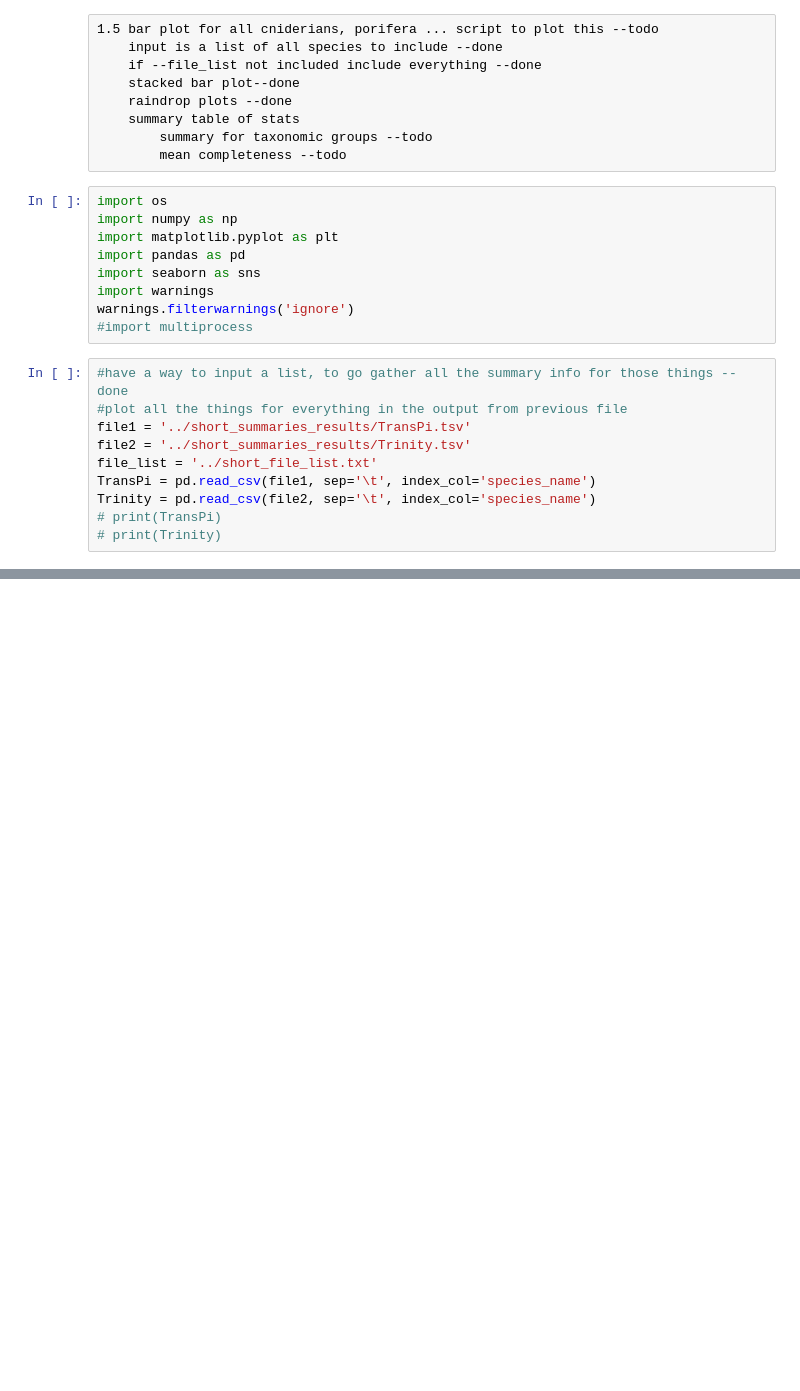
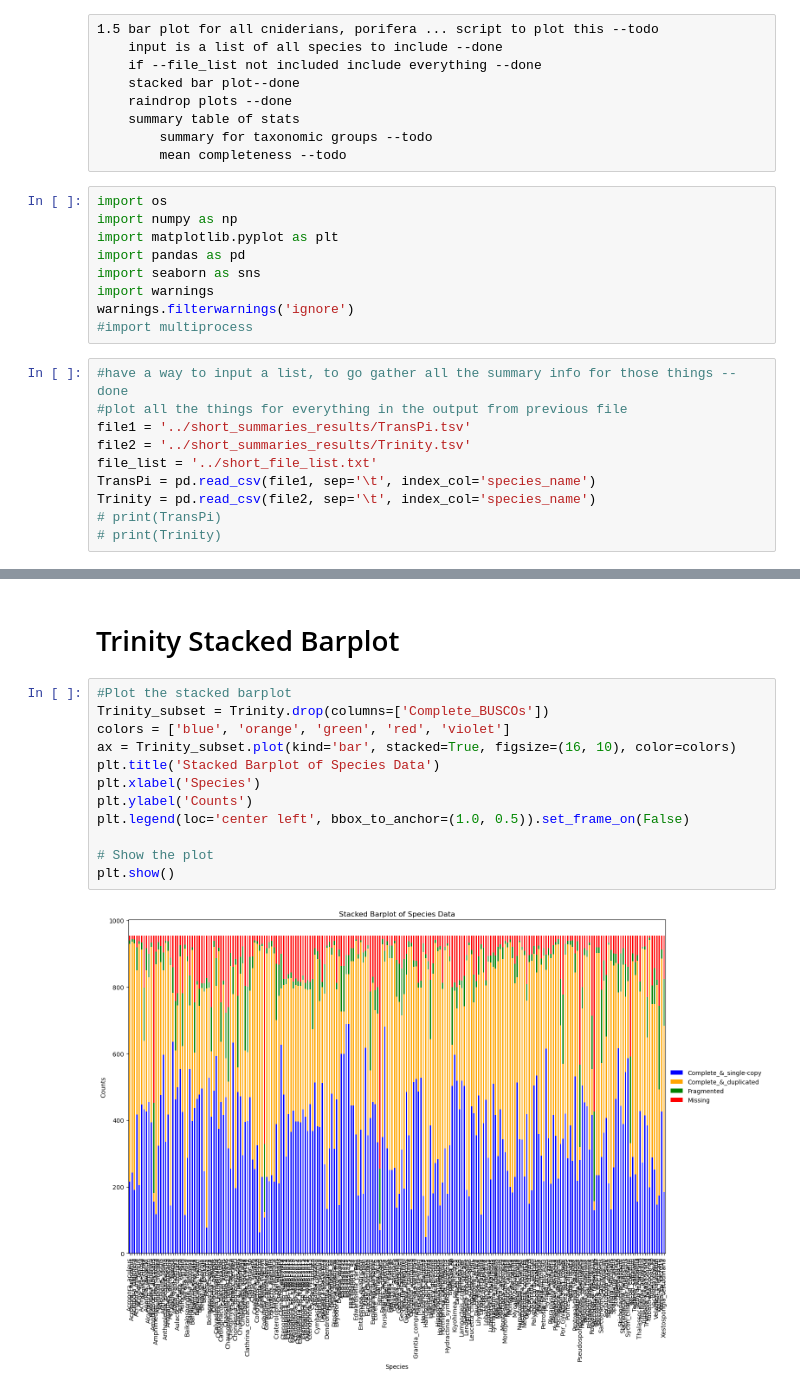
Before and after one commit to AlexanderFastner/GeoBio_Results_processing, a Jupyter notebook: scripts/plot_short_summaries.ipynb, the cells around one changed output, grey strips where cells are left out. Saved outputs shown, nothing was run; the diff lists cells and outputs as text; blank space fills up the shorter version.

```diff
--- a/scripts/plot_short_summaries.ipynb
+++ b/scripts/plot_short_summaries.ipynb
@@ -76,0 +76,16 @@ plt.show()
+# %% [markdown]
+# Trinity Stacked Barplot
+# %%
+#Plot the stacked barplot
+Trinity_subset = Trinity.drop(columns=['Complete_BUSCOs'])
+colors = ['blue', 'orange', 'green', 'red', 'violet']
+ax = Trinity_subset.plot(kind='bar', stacked=True, figsize=(16, 10), color=colors)
+plt.title('Stacked Barplot of Species Data')
+plt.xlabel('Species')
+plt.ylabel('Counts')
+plt.legend(loc='center left', bbox_to_anchor=(1.0, 0.5)).set_frame_on(False)
+
+# Show the plot
+plt.show()
+# %% [output]
+[figure, added]
```
Also changed, not shown: parts of 23 cells of this notebook, 4 other files.
